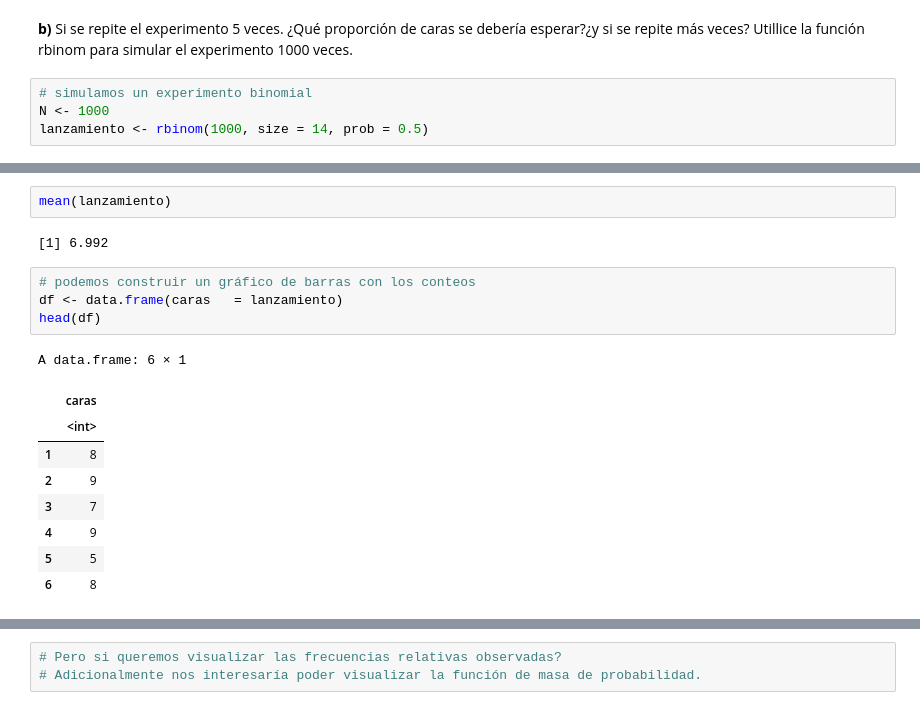
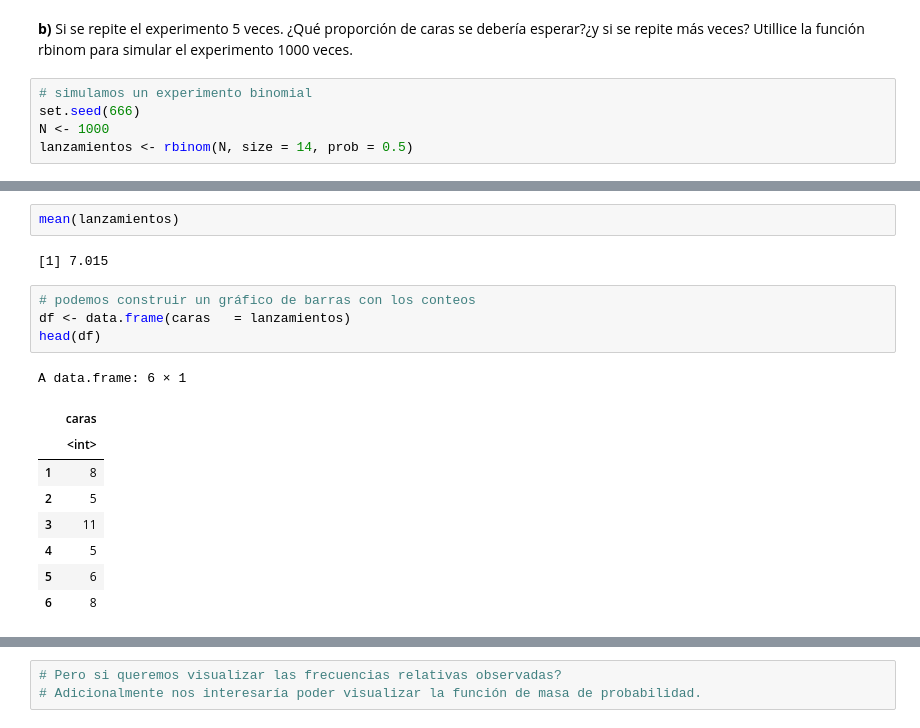
Before and after one commit to avineses/PUC_DBDC, a Jupyter notebook: Clase7/Clase7_1_Distribuciones_de_probabilidad_en_r.ipynb, the cells around one changed output, grey strips where cells are left out. Drawn from its saved outputs; the diff is of its cells as text.

```diff
--- a/Clase7/Clase7_1_Distribuciones_de_probabilidad_en_r.ipynb
+++ b/Clase7/Clase7_1_Distribuciones_de_probabilidad_en_r.ipynb
@@ -265,5 +272,6 @@ pbinom(9, size = 14, prob = 0.5, lower.tail = F) #9% de prob de obtener al menos
 **b)** Si se repite el experimento 5 veces. ¿Qué proporción de caras se debería esperar?¿y si se repite más veces?  Utillice la función rbinom para simular el experimento 1000 veces.
 # %%
 # simulamos un experimento binomial
+set.seed(666)
 N <- 1000
-lanzamiento <- rbinom(1000, size = 14, prob = 0.5)
+lanzamientos <- rbinom(N, size = 14, prob = 0.5)
@@ -290,19 +298,19 @@ lanzamiento
 # %%
-mean(lanzamiento)
+mean(lanzamientos)
 # %% [output]
-[1] 6.992
+[1] 7.015
 # %%
 # podemos construir un gráfico de barras con los conteos
-df <- data.frame(caras   = lanzamiento)
+df <- data.frame(caras   = lanzamientos)
 head(df)
 # %% [output]
 A data.frame: 6 × 1
 |  | caras |
 |  | <int> |
 | 1 | 8 |
-| 2 | 9 |
-| 3 | 7 |
-| 4 | 9 |
-| 5 | 5 |
+| 2 | 5 |
+| 3 | 11 |
+| 4 | 5 |
+| 5 | 6 |
 | 6 | 8 |
 # %%
```
Also changed, not shown: parts of 32 cells of this notebook.
